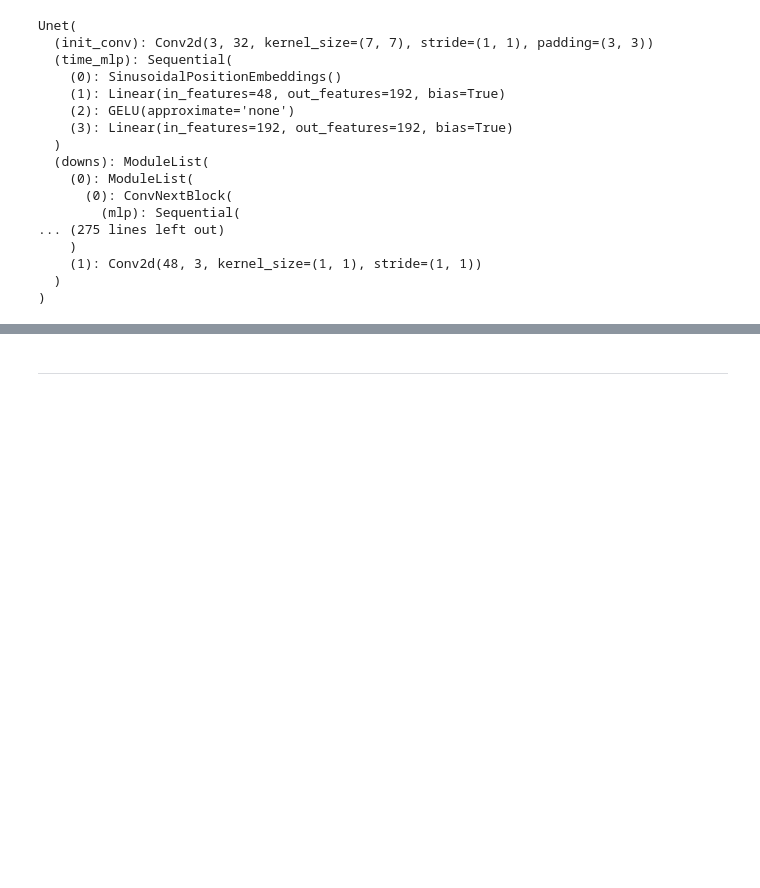
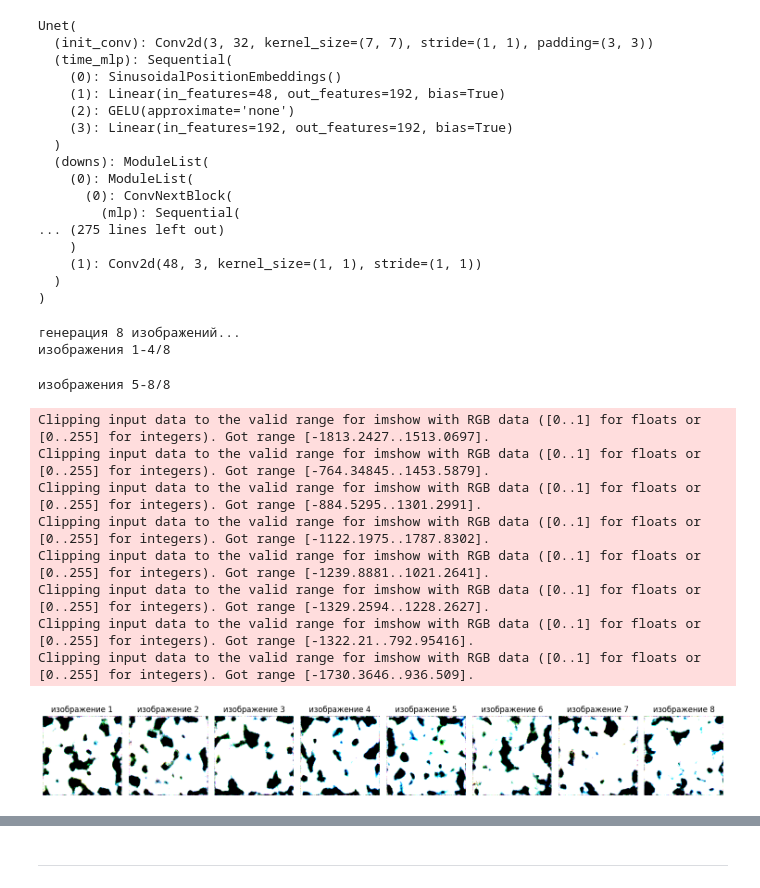
Before and after one commit to outlier-xxi/mipt-ml-modern, a Jupyter notebook: homework/hw01/hw01_v2.ipynb, the cells around one changed output, grey strips where cells are left out. Cells and saved outputs as stored; diff of their text form; code cells hidden in the pictures; blank space fills up the shorter version.

```diff
--- a/homework/hw01/hw01_v2.ipynb
+++ b/homework/hw01/hw01_v2.ipynb
@@ -1189,30 +1189,46 @@ Unet(
 # %%
 num_samples = 8  # количество изображений для генерации
 gen_batch_size = 4
 generated_images = []
 
 print(f"генерация {num_samples} изображений...")
-for i in range(1, num_samples, gen_batch_size + 1):
-    print(f"изображения {i}-{i+gen_batch_size}/{num_samples}")
+for i in range(0, num_samples, gen_batch_size):
+    current_batch_size = min(gen_batch_size, num_samples - i)
+    print(f"изображения {i+1}-{i+current_batch_size}/{num_samples}")
 
     # очищаем кэш перед каждым сэмплированием
     if torch.cuda.is_available():
         torch.cuda.empty_cache()
 
-    # генерируем одно изображение
+    # генерируем батч изображений
     samples = sample_skip_intermediate(
-        model, image_size=image_size, batch_size=gen_batch_size, channels=channels, save_intermediate=False
+        model, image_size=image_size, batch_size=current_batch_size, channels=channels, save_intermediate=False
     )
-    # generated_images.extend(samples)
-    # generated_images.append(samples[-1][0])
-    generated_images.extend([s[0] for s in samples])
+
+    # samples[0] - это numpy array формы (batch_size, channels, height, width)
+    # добавляем все изображения из батча
+    for j in range(current_batch_size):
+        generated_images.append(samples[0][j])
 
 # визуализация всех сгенерированных изображений
 plt.figure(figsize=(15, 4))
 for i, img in enumerate(generated_images):
     plt.subplot(1, num_samples, i + 1)
     plt.imshow(img.transpose(1, 2, 0) * 0.5 + 0.5)  # денормализуем
     plt.axis("off")
     plt.title(f"изображение {i+1}")
 plt.tight_layout()
 plt.show()
+# %% [output]
+генерация 8 изображений...
+изображения 1-4/8
+изображения 5-8/8
+Clipping input data to the valid range for imshow with RGB data ([0..1] for floats or [0..255] for integers). Got range [-1813.2427..1513.0697].
+Clipping input data to the valid range for imshow with RGB data ([0..1] for floats or [0..255] for integers). Got range [-764.34845..1453.5879].
+Clipping input data to the valid range for imshow with RGB data ([0..1] for floats or [0..255] for integers). Got range [-884.5295..1301.2991].
+Clipping input data to the valid range for imshow with RGB data ([0..1] for floats or [0..255] for integers). Got range [-1122.1975..1787.8302].
+Clipping input data to the valid range for imshow with RGB data ([0..1] for floats or [0..255] for integers). Got range [-1239.8881..1021.2641].
+Clipping input data to the valid range for imshow with RGB data ([0..1] for floats or [0..255] for integers). Got range [-1329.2594..1228.2627].
+Clipping input data to the valid range for imshow with RGB data ([0..1] for floats or [0..255] for integers). Got range [-1322.21..792.95416].
+Clipping input data to the valid range for imshow with RGB data ([0..1] for floats or [0..255] for integers). Got range [-1730.3646..936.509].
+[figure, added]
```
Also changed, not shown: parts of 1 cell of this notebook.
